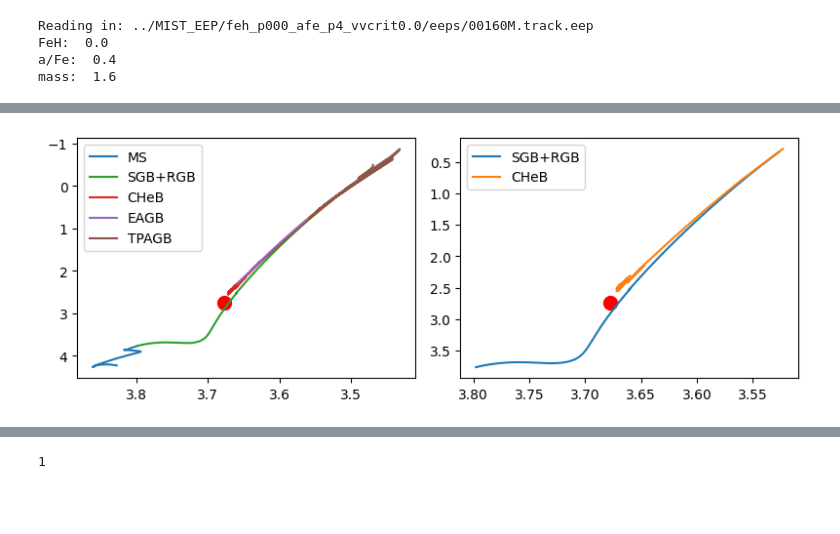
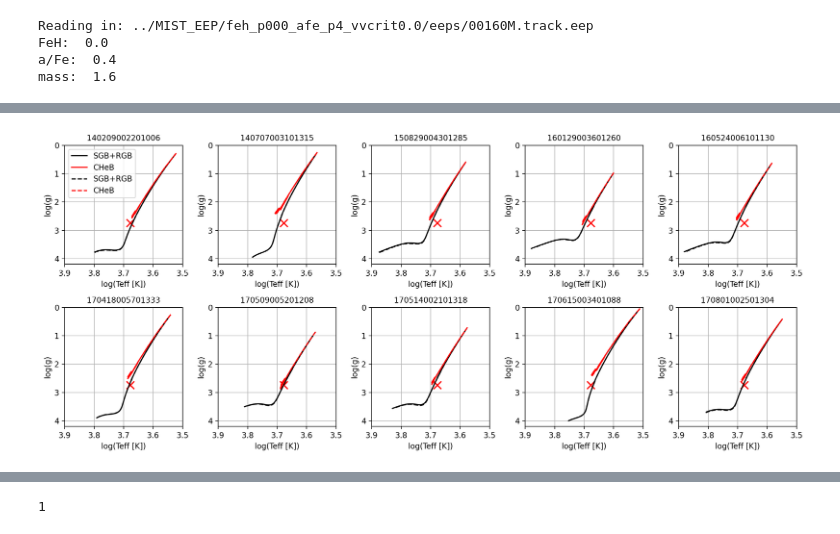
Before and after one commit to MaryumSayeed/ESPRESSO, a Jupyter notebook: scripts/isochrones.ipynb, the cells around one changed output, grey strips where cells are left out. Saved outputs shown, nothing was run; the diff lists cells and outputs as text; code cells hidden in the pictures; blank space fills up the shorter version.

```diff
--- a/scripts/isochrones.ipynb
+++ b/scripts/isochrones.ipynb
@@ -64,3 +66,8 @@ Reading in: ../MIST_EEP/feh_p000_afe_p4_vvcrit0.0/eeps/00160M.track.eep
 FeH:  0.0
 a/Fe:  0.4
 mass:  1.6
+# %%
+fig=plt.figure(figsize=(8,3),dpi=100)
+ax1 = plt.subplot(251)
+ax2 = plt.subplot(252)
+ax3 = plt.subplot(253)
@@ -67,36 +76,73 @@ mass:  1.6
+# %%
+plt.rcParams['figure.facecolor'] = 'white'  # Outer background
 # %%
 def _():
+    c=0
+    fig=plt.figure(figsize=(14,6),dpi=200)
     for star, fname in eep_files.items():
-        eep = read_mist_models.EEP(fname)
+        #if star > 1: continue
+        no_rot = fname*1
+        yes_rot = fname.replace('vvcrit0.0','vvcrit0.4')
+
         phase_labels = {-1: 'PMS', 1:'', 0:'MS', 2:'SGB+RGB', 3:'CHeB', 4:'EAGB', 5:'TPAGB', 6:'post-AGB',9:'WR'}
         d = table[table.sobject_id==star]
-        print('Galah FeH: %.2f' % d['fe_h'],'MIST FeH: ', eep.abun['[Fe/H]'])
-        print('Galah a/Fe: %.2f' % d['alpha_fe'],'MIST a/Fe: ', eep.abun['[a/Fe]'])
-        print('Galah Mass: %.2f' % d['m_act_bstep'],'MIST Mass: ', eep.minit)
 
-        plt.figure(figsize=(8,3),dpi=100)
-        plt.subplot(121)
-        for phase in range(0,6):
-            if phase ==1 : print(phase)
-            idx = (eep.eeps['phase'] == phase)
-            plt.plot(eep.eeps['log_Teff'][idx],eep.eeps['log_g'][idx],label=phase_labels[phase])
-        plt.gca().invert_xaxis()
-        plt.gca().invert_yaxis()
-        plt.scatter(np.log10(4757.1543),2.742036,c='r',s=100)
-        plt.legend()
 
-        plt.subplot(122)
+        ax2 = plt.subplot(2,5,c+1)
 
-        for phase in [2,3]:
-            idx = (eep.eeps['phase'] == phase)
-            plt.plot(eep.eeps['log_Teff'][idx],eep.eeps['log_g'][idx],label=phase_labels[phase])
-        plt.scatter(np.log10(4757.1543),2.742036,c='r',s=100)
-        plt.gca().invert_xaxis()
-        plt.gca().invert_yaxis()
-        plt.legend()
+#         if star != 140209002201006: continue
+        for j,fname in enumerate([no_rot, yes_rot]):
+            if j == 0:
+                ls = 'solid'
+            elif j == 1:
+                ls = 'dashed'
+            eep = read_mist_models.EEP(fname)
 
-        plt.tight_layout()
-        plt.show()
+#             if j==0:
+#                 print('Galah FeH: %.2f' % d['fe_h'],'MIST FeH: ', eep.abun['[Fe/H]'])
+#                 print('Galah a/Fe: %.2f' % d['alpha_fe'],'MIST a/Fe: ', eep.abun['[a/Fe]'])
+#                 print('Galah Mass: %.2f' % d['m_act_bstep'],'MIST Mass: ', eep.minit)
+
+            colors = {-1:'grey', 1:'C0', 0:'C0', 2:'k', 3:'red', 4:'purple', 5:'orange', 6: 'pink', 9:'cyan'}
+
+#             for i,phase in enumerate(range(0,6)):
+#                 idx = (eep.eeps['phase'] == phase)
+#                 ax1.plot(eep.eeps['log_Teff'][idx],eep.eeps['log_g'][idx],label=phase_labels[phase],color=colors[phase],ls=ls)
+#             ax1.scatter(np.log10(4757.1543),2.742036,c='r',s=100,marker='x')
+# #             plt.gca().invert_xaxis()
+# #             plt.gca().invert_yaxis()
+#             if j==0: ax1.legend(loc='upper left')
+
+
+            colors = {2:'k', 3:'red'}
+            for i,phase in enumerate([2,3]):
+                idx = (eep.eeps['phase'] == phase)
+                ax2.plot(eep.eeps['log_Teff'][idx],eep.eeps['log_g'][idx],label=phase_labels[phase],color=colors[phase],ls=ls)
+            ax2.scatter(np.log10(4757.1543),2.742036,c='r',s=100,marker='x')
+#             plt.gca().invert_xaxis()
+            #plt.gca().invert_yaxis()
+            if c==0: ax2.legend()
+
+            for ax in [ax2]:
+                ax.set_xlabel('log(Teff [K])')
+                ax.set_ylabel('log(g)')
+                ax.set_title(star,fontsize=10)
+                #ax.set_xlim(ax.get_xlim()[::-1])
+                #ax.set_ylim(ax.get_ylim()[::-1])
+                ax.set_xlim(3.9,3.5)
+                ax.set_ylim(4.2,0)
+
+
+            text =  'Galah FeH: %.2f ' % d['fe_h'] + 'MIST FeH: %.2f' % eep.abun['[Fe/H]'] +'\n' +\
+                    'Galah a/Fe: %.2f ' % d['alpha_fe'] + 'MIST a/Fe: %.2f' % eep.abun['[a/Fe]']+'\n' + \
+                    'Galah Mass: %.2f ' % d['m_act_bstep'] + 'MIST Mass: %.2f' % eep.minit
+
+            #fig.text(1.0, 0.5, text, va='center', ha='left', fontsize=10)
+        ax.grid()
+        c+=1
+    plt.tight_layout()
+    plt.savefig('../plots/EEP_tracks.png',bbox_inches='tight',dpi=200)
+    plt.show()
 _()
 # %% [output]
 Reading in: ../MIST_EEP/feh_p000_afe_p4_vvcrit0.0/eeps/00160M.track.eep
@@ -107 +168 @@ Galah Mass: 1.59 MIST Mass:  1.6
-[figure, old version]
+[figure, new version]
```
Also changed, not shown: parts of 4 cells of this notebook.
